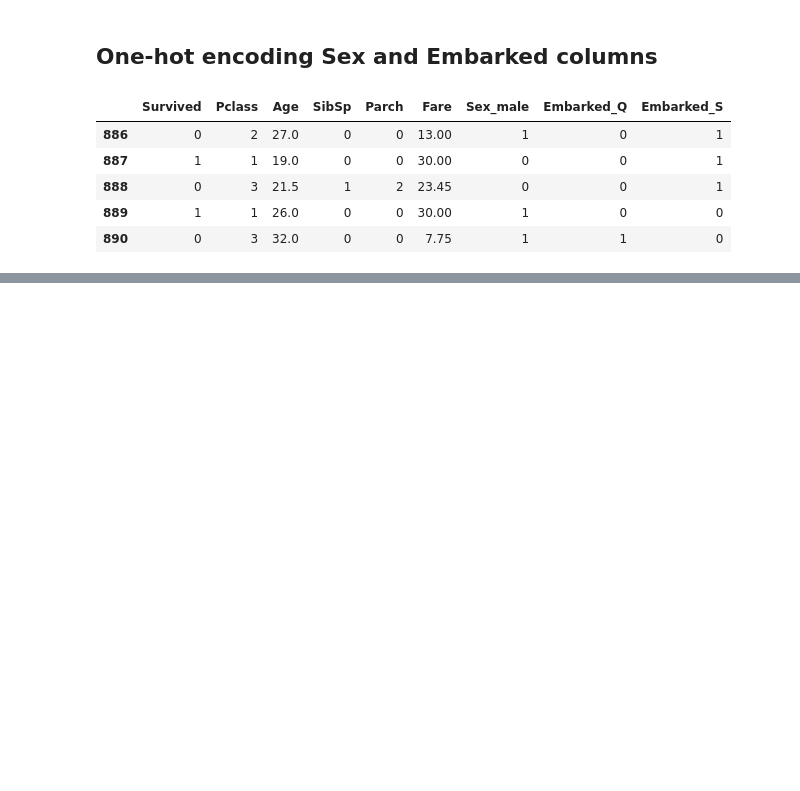
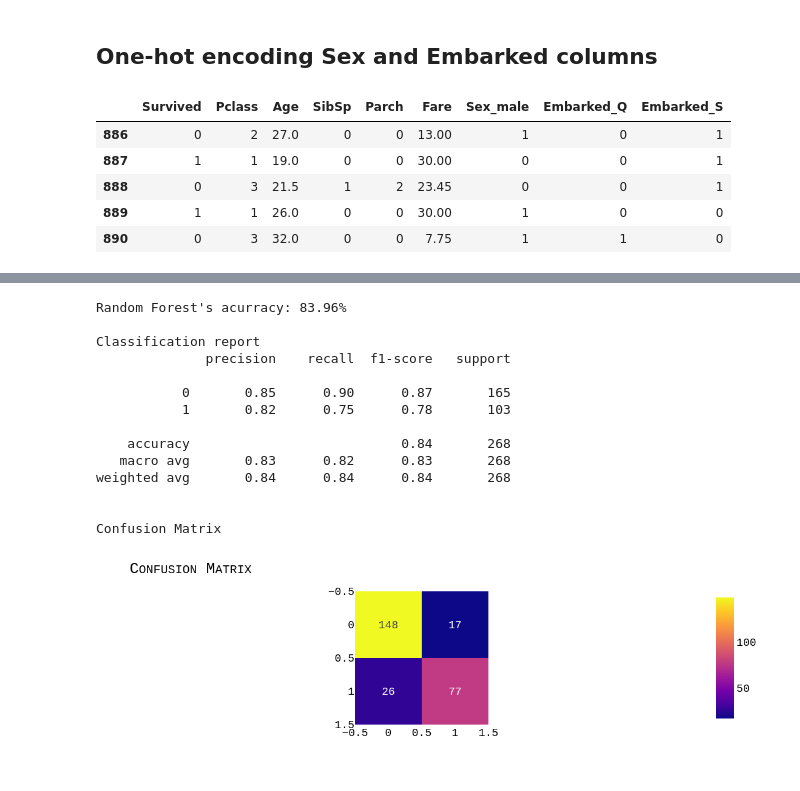
Before and after one commit to auserafim/ai-notebooks, a Jupyter notebook: titanic/titanic.ipynb, the cells around one changed output, grey strips where cells are left out. Cells and saved outputs as stored; diff of their text form; code cells hidden in the pictures; blank space fills up the shorter version.

```diff
--- a/titanic/titanic.ipynb
+++ b/titanic/titanic.ipynb
@@ -361,0 +442,41 @@ train_one_hot_encoded.tail()
+# %%
+"""
+    Loading the model
+"""
+xg = GradientBoostingClassifier(n_estimators=200, learning_rate=0.5, max_depth=3, random_state=30)
+"""
+    Training the model
+"""
+xg.fit(X_train, Y_train)
+"""
+    Predictions
+"""
+xg.score(X_test, Y_test)
+
+predictions = xg.predict(X_test)
+# %%
+accuracy_xg = accuracy_score(Y_test, predictions)
+print(f"Random Forest's acurracy: {accuracy_xg*100:.2f}%")
+
+print("\nClassification report")
+print(classification_report(Y_test, predictions))
+
+print("\nConfusion Matrix")
+cm = confusion_matrix(Y_test, predictions)
+fig = px.imshow(cm, text_auto=True).update_layout(title={"text": "Confusion Matrix"}, font=my_font).show()
+# %% [output]
+Random Forest's acurracy: 83.96%
+
+Classification report
+              precision    recall  f1-score   support
+
+           0       0.85      0.90      0.87       165
+           1       0.82      0.75      0.78       103
+
+    accuracy                           0.84       268
+   macro avg       0.83      0.82      0.83       268
+weighted avg       0.84      0.84      0.84       268
+
+
+Confusion Matrix
+[figure, added]
```
Also changed, not shown: parts of 13 cells of this notebook.
